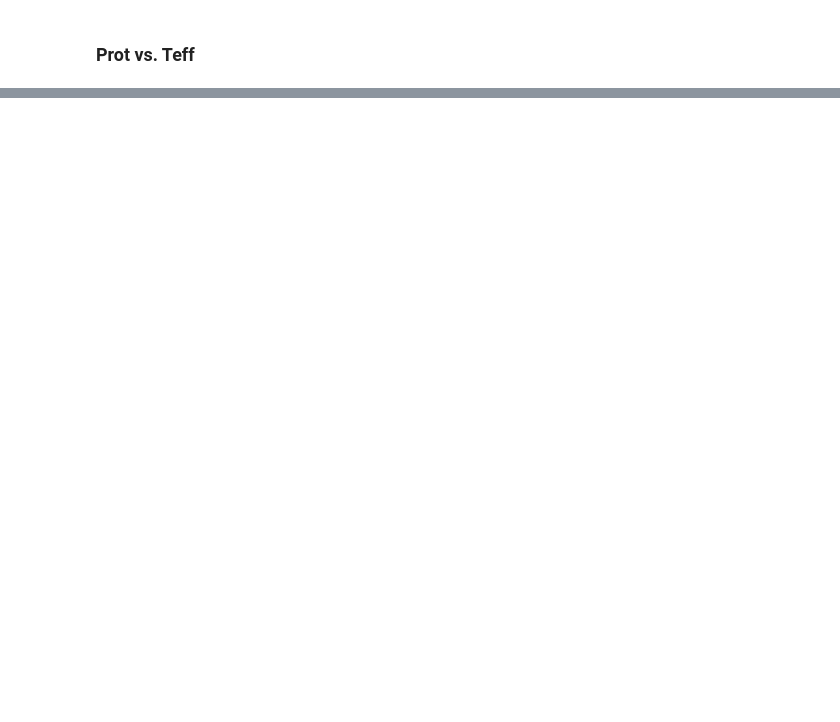
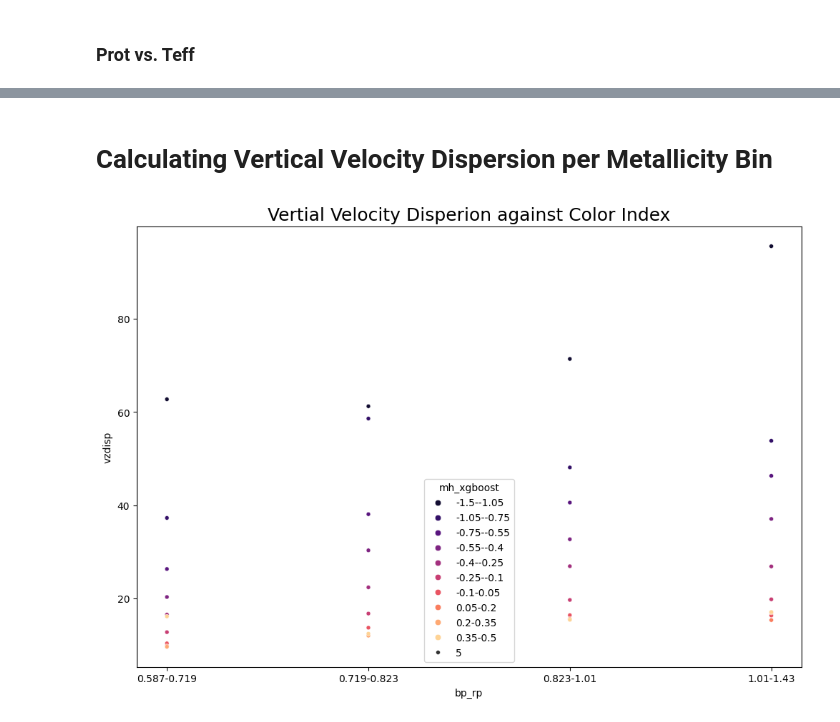
Before and after one commit to livelaplove/SURP-2025, a Jupyter notebook: metallicity/kinematicdata.ipynb, the cells around one changed output, grey strips where cells are left out. Saved outputs shown, nothing was run; the diff lists cells and outputs as text; code cells hidden in the pictures; blank space fills up the shorter version.

```diff
--- a/metallicity/kinematicdata.ipynb
+++ b/metallicity/kinematicdata.ipynb
@@ -126,0 +97,19 @@ plotting.plt.show()
+# %% [markdown]
+# Calculating Vertical Velocity Dispersion per Metallicity Bin
+# %%
+csv = 'tempcsv/prot_kinematic_xgboost.csv'
+x = 'bp_rp'
+y = 'vzdisp'
+hue = 'mh_xgboost'
+xbin = [0.587, 0.719, 0.823, 1.01, 1.43]
+xbinlabel = [f'{xbin[i]}-{xbin[i+1]}' for i in range(len(xbin) -1)]
+huebin = binedges
+huebinlabel = [f'{huebin[i]}-{huebin[i+1]}' for i in range(len(huebin)-1)]
+palette = 'magma'
+title = 'Vertial Velocity Disperion against Color Index'
+
+df = datamanip.readcsv(csv, x, xbin, xbinlabel, hue, huebin, huebinlabel)
+df = datamanip.calcvzdisp(df, huebinlabel, x, xbinlabel)
+ax = plotting.scatterplot(df, x, y, hue, huebinlabel, title, palette=palette, show=True, figsize=(12, 8))
+# %% [output]
+[figure, added]
```
Also changed, not shown: parts of 13 cells of this notebook, 9 other files.
